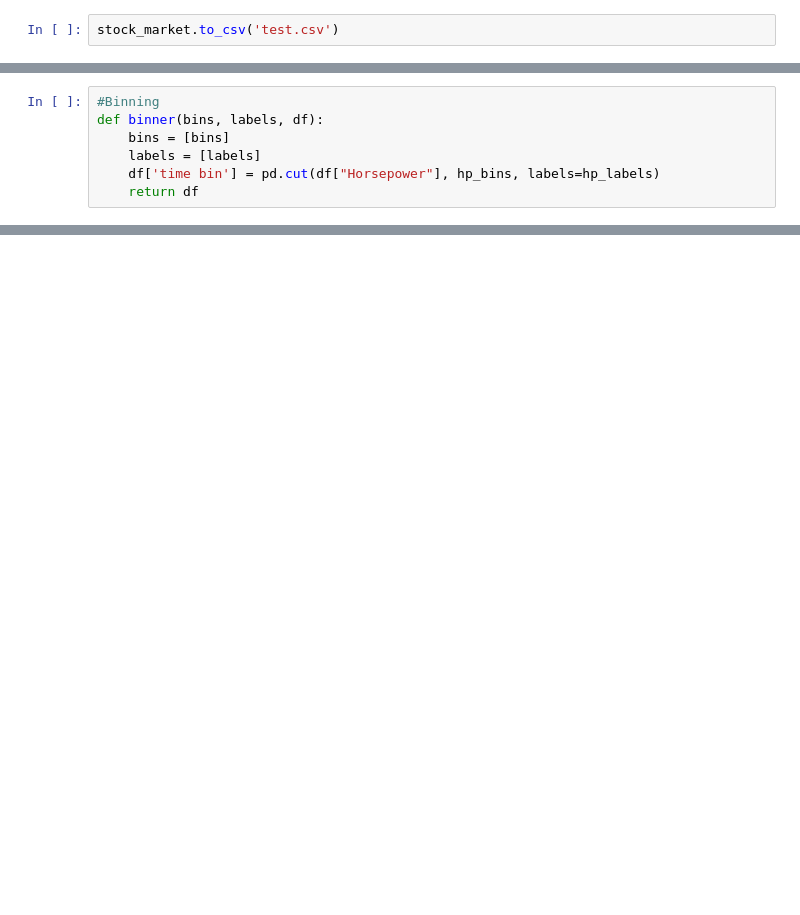
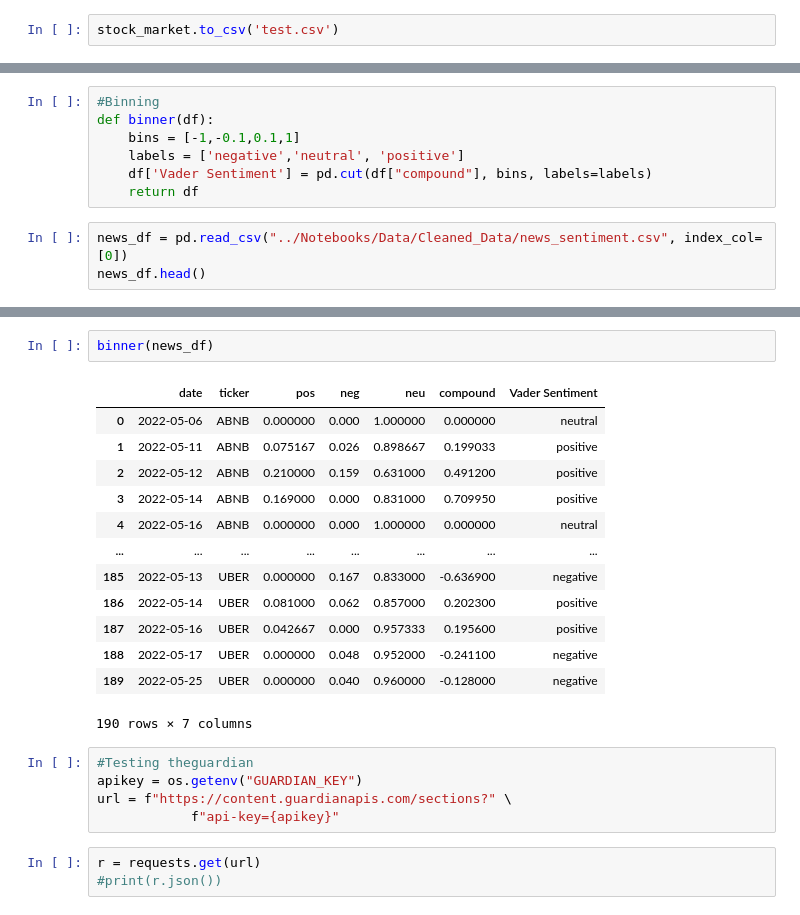
Before and after one commit to JoeHGeoghegan/P2G2-ProjectGit, a Jupyter notebook: Notebooks/Krista.ipynb, the cells around one changed output, grey strips where cells are left out. Saved outputs shown, nothing was run; the diff lists cells and outputs as text; blank space fills up the shorter version.

```diff
--- a/Notebooks/Krista.ipynb
+++ b/Notebooks/Krista.ipynb
@@ -229,10 +218,13 @@ def tokenizer(text):
 
 
     return tokens
-# %%
-#Binning
-def binner(bins, labels, df):
-    bins = [bins]
-    labels = [labels]
-    df['time bin'] = pd.cut(df["Horsepower"], hp_bins, labels=hp_labels)
-    return df
+# %%
+#Binning
+def binner(df):
+    bins = [-1,-0.1,0.1,1]
+    labels = ['negative','neutral', 'positive']
+    df['Vader Sentiment'] = pd.cut(df["compound"], bins, labels=labels)
+    return df
+# %%
+news_df = pd.read_csv("../Notebooks/Data/Cleaned_Data/news_sentiment.csv", index_col=[0])
+news_df.head()
@@ -238,0 +238,24 @@ def binner(bins, labels, df):
+# %%
+binner(news_df)
+# %% [output]
+|  | date | ticker | pos | neg | neu | compound | Vader Sentiment |
+| 0 | 2022-05-06 | ABNB | 0.000000 | 0.000 | 1.000000 | 0.000000 | neutral |
+| 1 | 2022-05-11 | ABNB | 0.075167 | 0.026 | 0.898667 | 0.199033 | positive |
+| 2 | 2022-05-12 | ABNB | 0.210000 | 0.159 | 0.631000 | 0.491200 | positive |
+| 3 | 2022-05-14 | ABNB | 0.169000 | 0.000 | 0.831000 | 0.709950 | positive |
+| 4 | 2022-05-16 | ABNB | 0.000000 | 0.000 | 1.000000 | 0.000000 | neutral |
+| ... | ... | ... | ... | ... | ... | ... | ... |
+| 185 | 2022-05-13 | UBER | 0.000000 | 0.167 | 0.833000 | -0.636900 | negative |
+| 186 | 2022-05-14 | UBER | 0.081000 | 0.062 | 0.857000 | 0.202300 | positive |
+| 187 | 2022-05-16 | UBER | 0.042667 | 0.000 | 0.957333 | 0.195600 | positive |
+| 188 | 2022-05-17 | UBER | 0.000000 | 0.048 | 0.952000 | -0.241100 | negative |
+| 189 | 2022-05-25 | UBER | 0.000000 | 0.040 | 0.960000 | -0.128000 | negative |
+190 rows × 7 columns
+# %%
+#Testing theguardian
+apikey = os.getenv("GUARDIAN_KEY")
+url = f"https://content.guardianapis.com/sections?" \
+            f"api-key={apikey}"
+# %%
+r = requests.get(url)
+#print(r.json())
```
Also changed, not shown: parts of 21 cells of this notebook, 3 other files.
